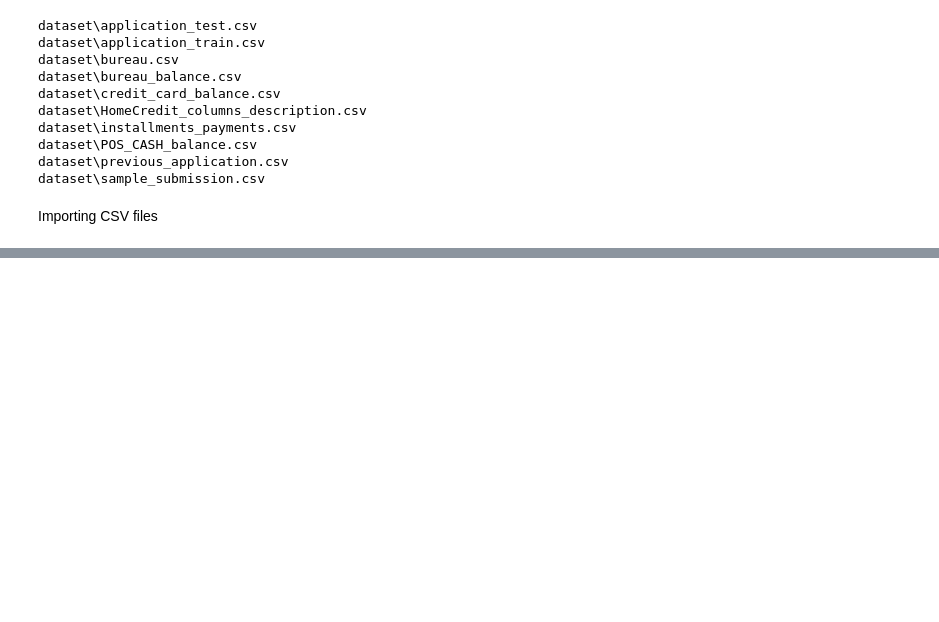
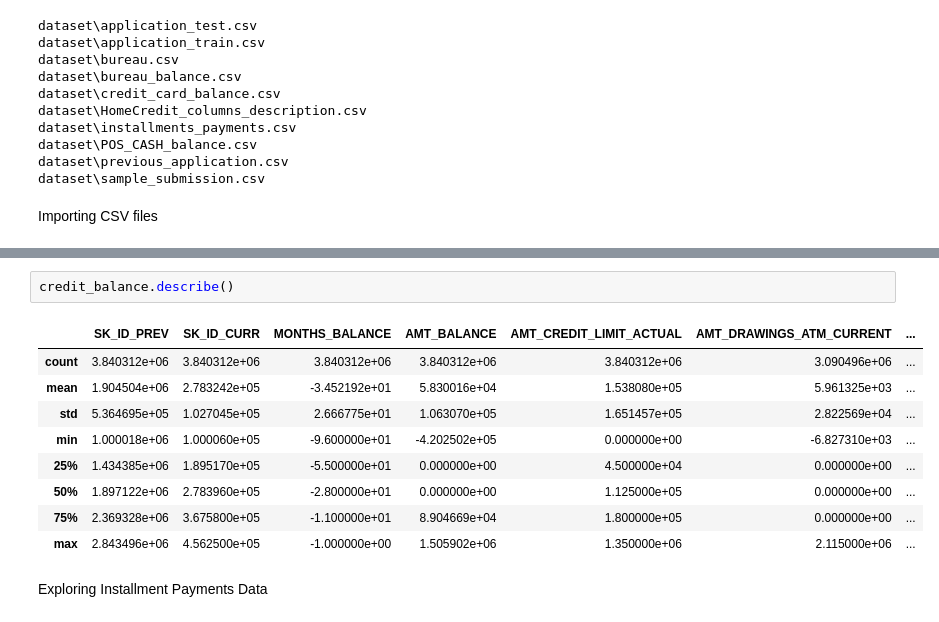
Before and after one commit to gourav-shinde/Credit-Risk-Analysis-And-Prediction-Modeling, a Jupyter notebook: main.ipynb, the cells around one changed output, grey strips where cells are left out. Cells and saved outputs as stored; diff of their text form; blank space fills up the shorter version.

```diff
--- a/main.ipynb
+++ b/main.ipynb
@@ -61,0 +132,14 @@ Exporing Application Testing Data
+# %%
+credit_balance.describe()
+# %% [output]
+|  | SK_ID_PREV | SK_ID_CURR | MONTHS_BALANCE | AMT_BALANCE | AMT_CREDIT_LIMIT_ACTUAL | AMT_DRAWINGS_ATM_CURRENT | ... |
+| count | 3.840312e+06 | 3.840312e+06 | 3.840312e+06 | 3.840312e+06 | 3.840312e+06 | 3.090496e+06 | ... |
+| mean | 1.904504e+06 | 2.783242e+05 | -3.452192e+01 | 5.830016e+04 | 1.538080e+05 | 5.961325e+03 | ... |
+| std | 5.364695e+05 | 1.027045e+05 | 2.666775e+01 | 1.063070e+05 | 1.651457e+05 | 2.822569e+04 | ... |
+| min | 1.000018e+06 | 1.000060e+05 | -9.600000e+01 | -4.202502e+05 | 0.000000e+00 | -6.827310e+03 | ... |
+| 25% | 1.434385e+06 | 1.895170e+05 | -5.500000e+01 | 0.000000e+00 | 4.500000e+04 | 0.000000e+00 | ... |
+| 50% | 1.897122e+06 | 2.783960e+05 | -2.800000e+01 | 0.000000e+00 | 1.125000e+05 | 0.000000e+00 | ... |
+| 75% | 2.369328e+06 | 3.675800e+05 | -1.100000e+01 | 8.904669e+04 | 1.800000e+05 | 0.000000e+00 | ... |
+| max | 2.843496e+06 | 4.562500e+05 | -1.000000e+00 | 1.505902e+06 | 1.350000e+06 | 2.115000e+06 | ... |
+# %% [markdown]
+Exploring Installment Payments Data
```
Also changed, not shown: parts of 11 cells of this notebook.
